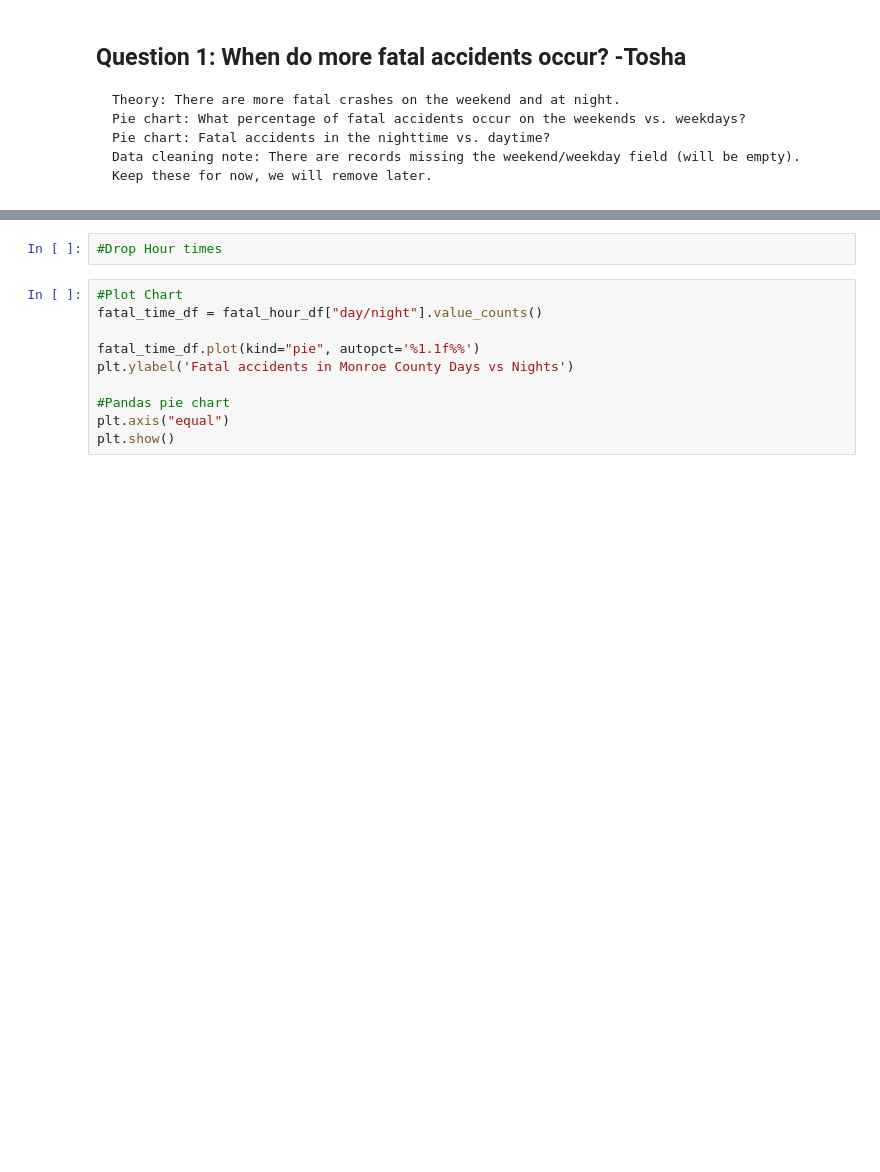
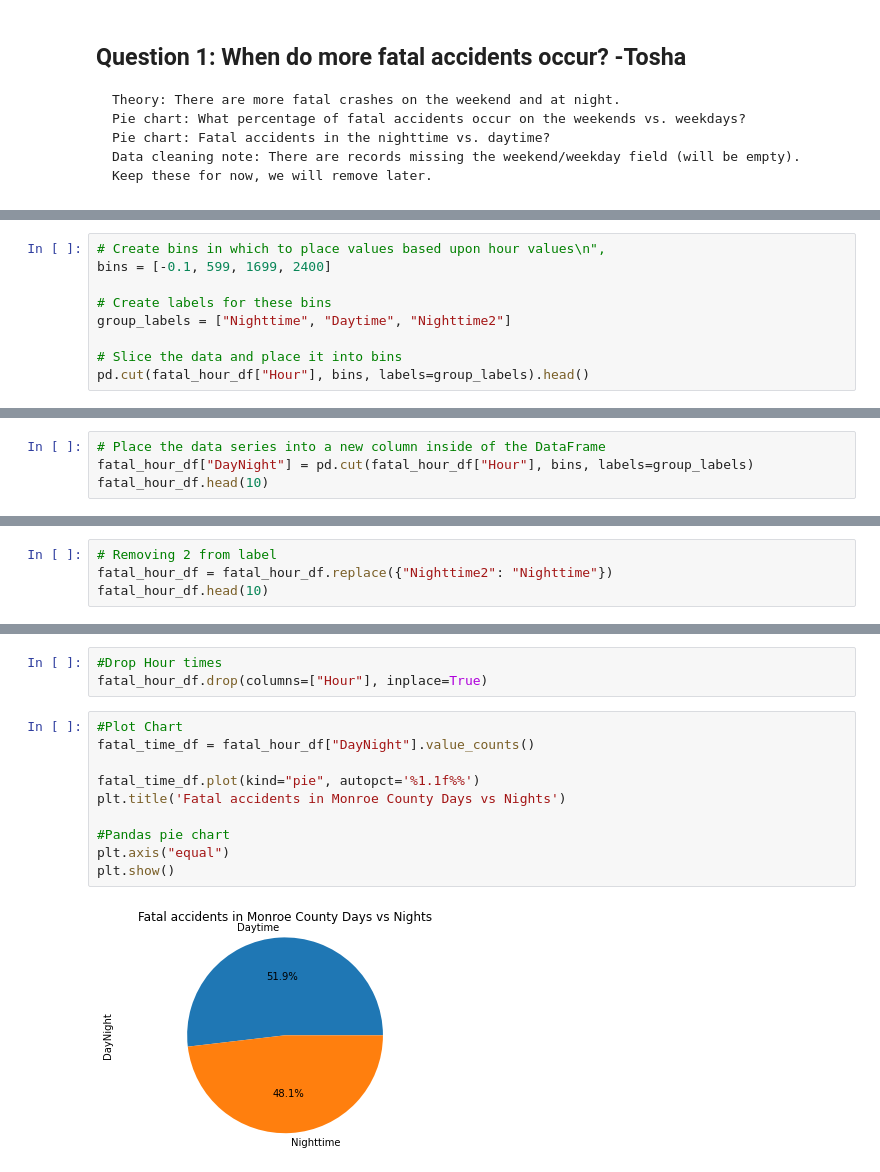
Before and after one commit to Kylee-Grant/Project-1, a Jupyter notebook: tosha_charts.ipynb, the cells around one changed output, grey strips where cells are left out. Drawn from its saved outputs; the diff is of its cells as text; blank space fills up the shorter version.

```diff
--- a/tosha_charts.ipynb
+++ b/tosha_charts.ipynb
@@ -101,0 +104,9 @@ for hour in fatal_hour_df:
+# %%
+# Create bins in which to place values based upon hour values\n",
+bins = [-0.1, 599, 1699, 2400]
+
+# Create labels for these bins
+group_labels = ["Nighttime", "Daytime", "Nighttime2"]
+
+# Slice the data and place it into bins
+pd.cut(fatal_hour_df["Hour"], bins, labels=group_labels).head()
@@ -101,0 +121,4 @@ for hour in fatal_hour_df:
+# %%
+# Place the data series into a new column inside of the DataFrame
+fatal_hour_df["DayNight"] = pd.cut(fatal_hour_df["Hour"], bins, labels=group_labels)
+fatal_hour_df.head(10)
@@ -101,0 +142,4 @@ for hour in fatal_hour_df:
+# %%
+# Removing 2 from label
+fatal_hour_df = fatal_hour_df.replace({"Nighttime2": "Nighttime"})
+fatal_hour_df.head(10)
@@ -102,12 +158,15 @@ for hour in fatal_hour_df:
 # %%
 #Drop Hour times
+fatal_hour_df.drop(columns=["Hour"], inplace=True)
 # %%
 #Plot Chart
-fatal_time_df = fatal_hour_df["day/night"].value_counts()
+fatal_time_df = fatal_hour_df["DayNight"].value_counts()
 
 fatal_time_df.plot(kind="pie", autopct='%1.1f%%')
-plt.ylabel('Fatal accidents in Monroe County Days vs Nights')
+plt.title('Fatal accidents in Monroe County Days vs Nights')
 
 #Pandas pie chart
 plt.axis("equal")
 plt.show()
+# %% [output]
+[figure, added]
```
Also changed, not shown: parts of 9 cells of this notebook.
